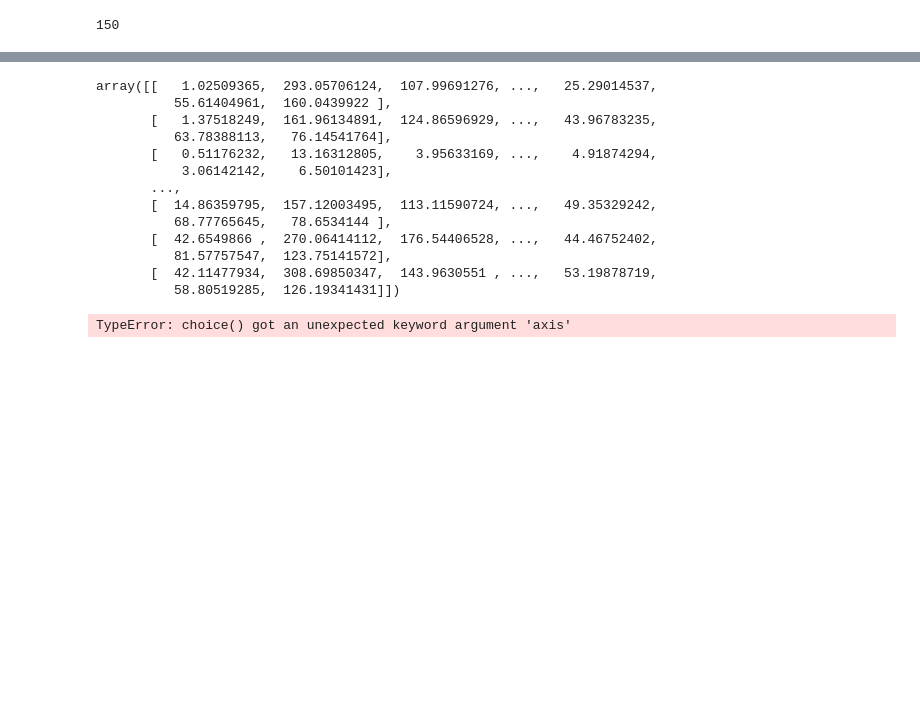
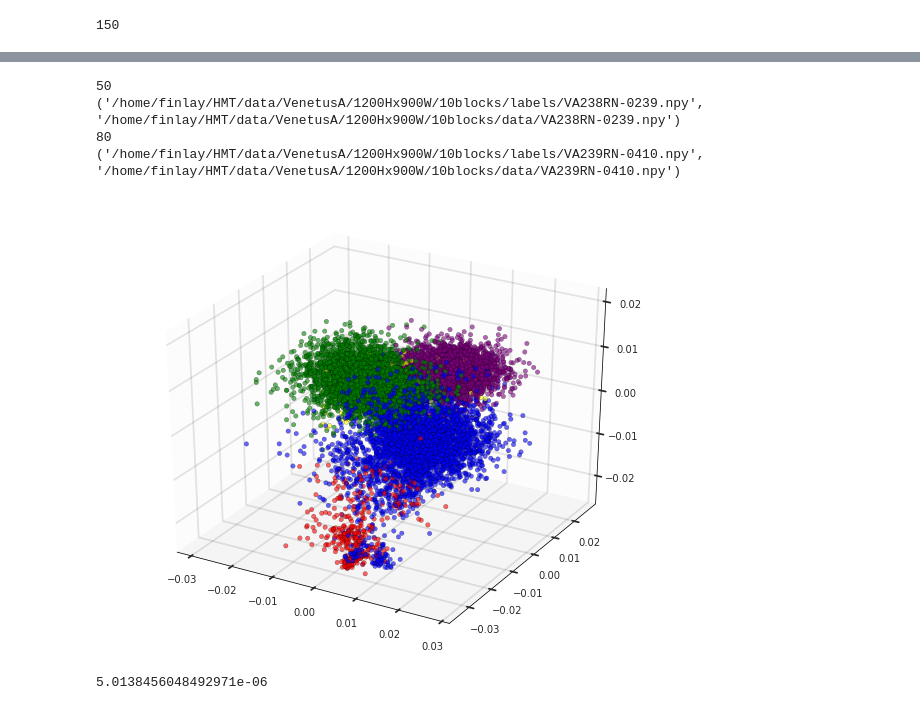
Before and after one commit to fmcc/mss_layout_analysis, a Jupyter notebook: notebooks/PCA vs LDA examples.ipynb, the cells around one changed output, grey strips where cells are left out. Drawn from its saved outputs; the diff is of its cells as text; code cells hidden in the pictures; blank space fills up the shorter version.

```diff
--- a/notebooks/PCA vs LDA examples.ipynb
+++ b/notebooks/PCA vs LDA examples.ipynb
@@ -112,16 +69,10 @@ np.random.shuffle(y)
-# %%
-data
-# %% [output]
-array([[   1.02509365,  293.05706124,  107.99691276, ...,   25.29014537,
-          55.61404961,  160.0439922 ],
-       [   1.37518249,  161.96134891,  124.86596929, ...,   43.96783235,
-          63.78388113,   76.14541764],
-       [   0.51176232,   13.16312805,    3.95633169, ...,    4.91874294,
-           3.06142142,    6.50101423],
-       ...,
-       [  14.86359795,  157.12003495,  113.11590724, ...,   49.35329242,
-          68.77765645,   78.6534144 ],
-       [  42.6549866 ,  270.06414112,  176.54406528, ...,   44.46752402,
-          81.57757547,  123.75141572],
-       [  42.11477934,  308.69850347,  143.9630551 , ...,   53.19878719,
-          58.80519285,  126.19341431]])
+# %%
+for i, ps in enumerate(path_pairs):
+    if '239' in ps[0]:
+        print(i)
+        print(ps)
+# %% [output]
+50
+('/home/finlay/HMT/data/VenetusA/1200Hx900W/10blocks/labels/VA238RN-0239.npy', '/home/finlay/HMT/data/VenetusA/1200Hx900W/10blocks/data/VA238RN-0239.npy')
+80
+('/home/finlay/HMT/data/VenetusA/1200Hx900W/10blocks/labels/VA239RN-0410.npy', '/home/finlay/HMT/data/VenetusA/1200Hx900W/10blocks/data/VA239RN-0410.npy')
@@ -128,8 +81,43 @@ array([[   1.02509365,  293.05706124,  107.99691276, ...,   25.29014537,
 # %%
-l,d = path_pairs[70]
-X = flatten_vector_matrix(np.load(d))
-y = np.squeeze(flatten_vector_matrix(np.load(l)))
+y_path, X_path = path_pairs[80]
+data = flatten_vector_matrix(np.load(X_path))
+labels = flatten_vector_matrix(np.load(y_path))
-# %%
-np.random.choice(X, axis=0)
-# %% [output]
-TypeError: choice() got an unexpected keyword argument 'axis'
+# %%
+l_d = lda.transform(data)
+
+l_rot = np.rot90(l_d)
+l_norm = normalize(l_rot)
+colours = ["red",'blue','green','yellow','purple']
+cols = [colours[int(i)] for i in labels]
+
+
+fig = plt.figure(figsize=(10,8))
+ax = fig.add_subplot(111, projection='3d')
+#ax.set_xticklabels([])
+#ax.set_yticklabels([])
+#ax.set_zticklabels([])
+ax.set_xlim()
+
+ax.w_xaxis._axinfo.update({'grid' : {'color': (0, 0, 0, 0.1)}})
+ax.w_yaxis._axinfo.update({'grid' : {'color': (0, 0, 0, 0.1)}})
+ax.w_zaxis._axinfo.update({'grid' : {'color': (0, 0, 0, 0.1)}})
+
+ax.w_xaxis.set_pane_color((0, 0, 0, 0.01))
+ax.w_yaxis.set_pane_color((0, 0, 0, 0.01))
+ax.w_zaxis.set_pane_color((0, 0, 0, 0.04))
+
+ax.set_axis_bgcolor((0,0,0,0))
+xs = l_norm[2]
+ys = l_norm[0]
+zs = l_norm[3]
+
+ax.set_xlim(np.min(xs), np.max(xs))
+ax.set_ylim(np.min(ys), np.max(ys))
+ax.set_zlim(np.min(zs), np.max(zs))
+
+
+ax.scatter(xs, ys, zs, c=cols, alpha=0.6)
+
+plt.show()
+# %% [output]
+[figure, added]
@@ -136,3 +134,7 @@ TypeError: choice() got an unexpected keyword argument 'axis'
+# %%
+wit[0][0]
+# %% [output]
+5.0138456048492971e-06
 # %%
 def sample_N(arr, n=10):
     if arr.shape[0] <= n:
```
Also changed, not shown: parts of 15 cells of this notebook, 5 other files.
